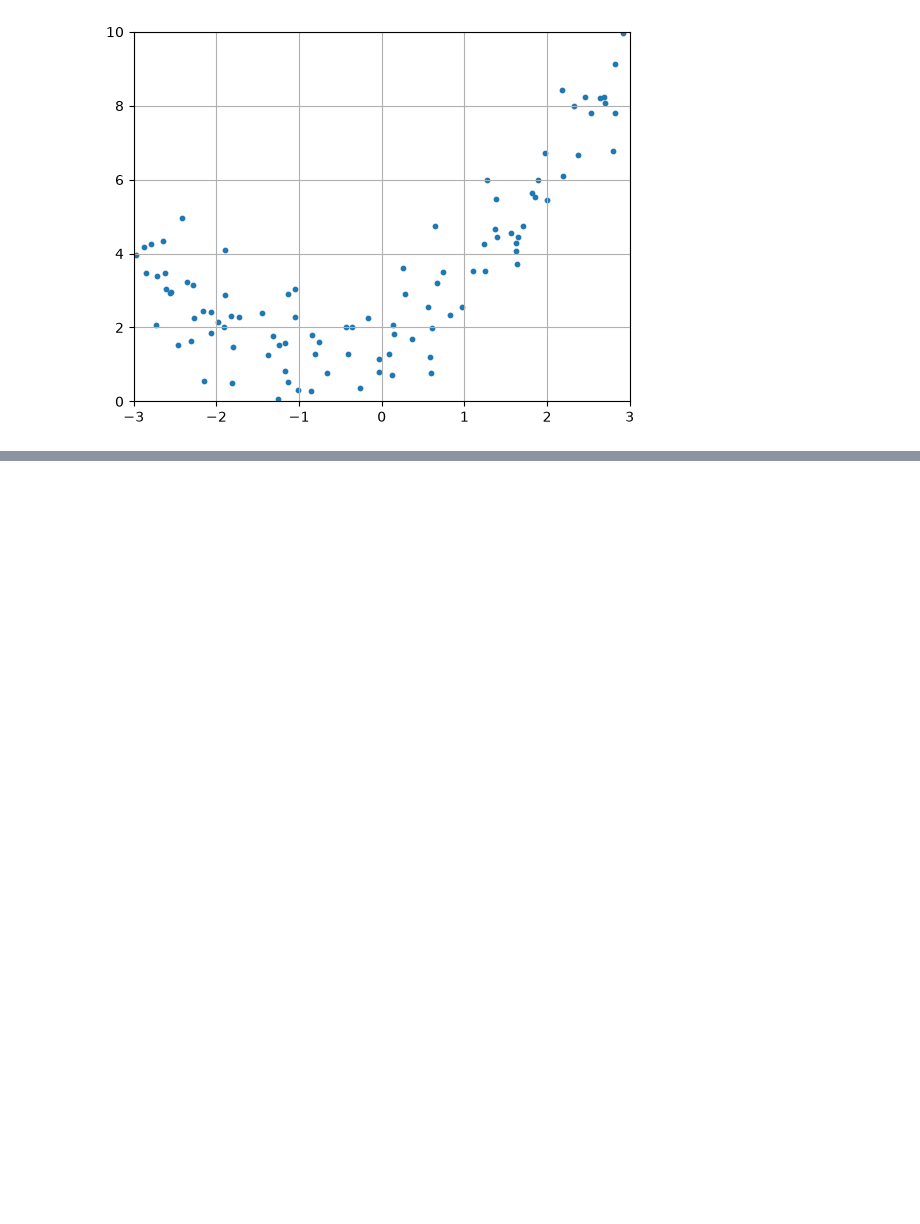
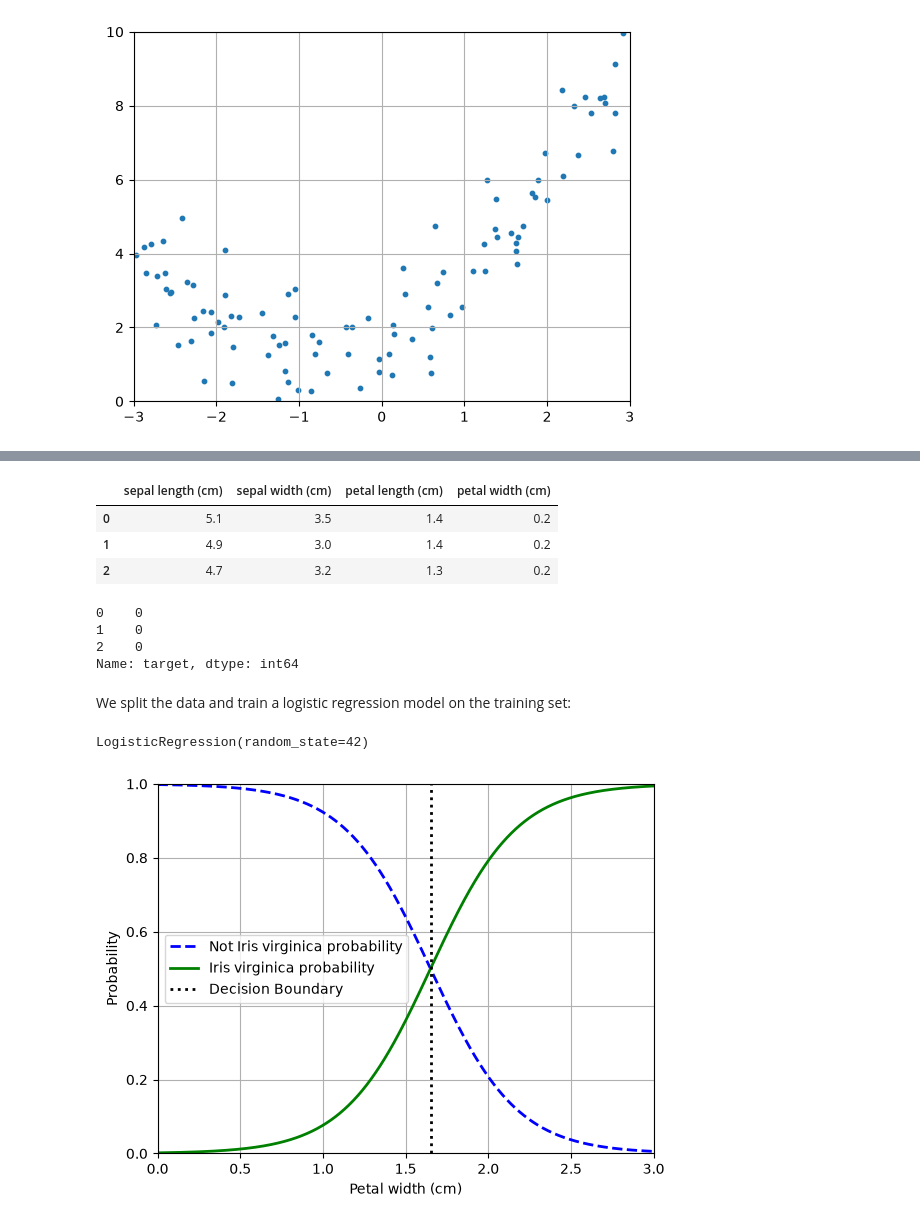
Before and after one commit to andretsilo/general-ml-exercises, a Jupyter notebook: part-1/model_training.ipynb, the cells around one changed output, grey strips where cells are left out. Cells and saved outputs as stored; diff of their text form; code cells hidden in the pictures; blank space fills up the shorter version.

```diff
--- a/part-1/model_training.ipynb
+++ b/part-1/model_training.ipynb
@@ -157,0 +322,5 @@ plt.show()
+# %%
+from sklearn.datasets import load_iris
+
+iris = load_iris(as_frame=True)
+list(iris)
@@ -157,0 +336,45 @@ plt.show()
+# %%
+iris.data.head(3)
+# %% [output]
+|  | sepal length (cm) | sepal width (cm) | petal length (cm) | petal width (cm) |
+| 0 | 5.1 | 3.5 | 1.4 | 0.2 |
+| 1 | 4.9 | 3.0 | 1.4 | 0.2 |
+| 2 | 4.7 | 3.2 | 1.3 | 0.2 |
+# %%
+iris.target.head(3)
+# %% [output]
+0    0
+1    0
+2    0
+Name: target, dtype: int64
+# %% [markdown]
+We split the data and train a logistic regression model on the training set:
+# %%
+from sklearn.linear_model import LogisticRegression
+from sklearn.model_selection import train_test_split
+
+X = iris.data[["petal width (cm)"]].values
+y = iris.target_names[iris.target]  == 'virginica'
+X_train, X_test, y_train, y_test = train_test_split(X, y, random_state=42)
+
+log_reg = LogisticRegression(random_state=42)
+log_reg.fit(X_train, y_train)
+# %% [output]
+LogisticRegression(random_state=42)
+# %%
+X_new = np.linspace(0, 3, 1000).reshape(-1, 1)
+y_probs = log_reg.predict_proba(X_new) # return [[P(0), P(1)], ....]
+decision_boundary = X_new[y_probs[:, 1] >= 0.5][0, 0] # take threshold for which predictions become true
+
+plt.plot(X_new, y_probs[:, 0], "b--", linewidth=2, label="Not Iris virginica probability")
+plt.plot(X_new, y_probs[:, 1], "g-", linewidth=2, label="Iris virginica probability")
+plt.plot([decision_boundary, decision_boundary], [0, 1], "k:", linewidth=2, label="Decision Boundary")
+plt.ylim(0.0, 1.0)
+plt.xlim(0.0, 3.0)
+plt.xlabel("Petal width (cm)")
+plt.ylabel("Probability")
+plt.grid()
+plt.legend()
+plt.show()
+# %% [output]
+[figure, added]
```
Also changed, not shown: parts of 30 cells of this notebook.
